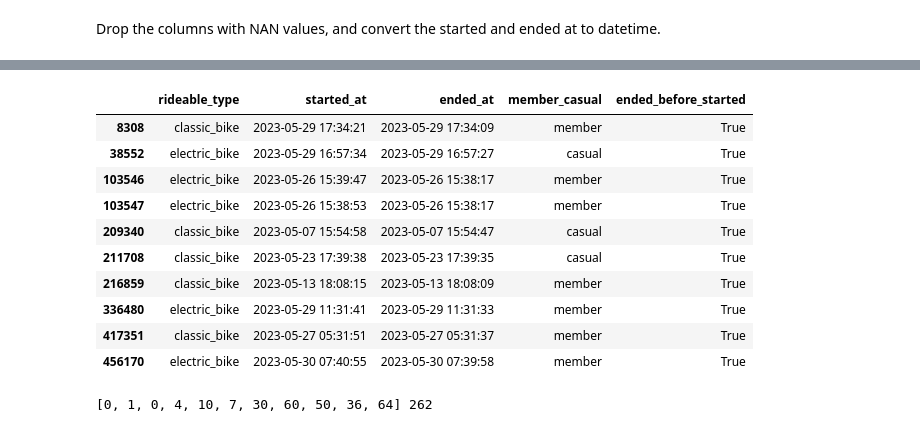
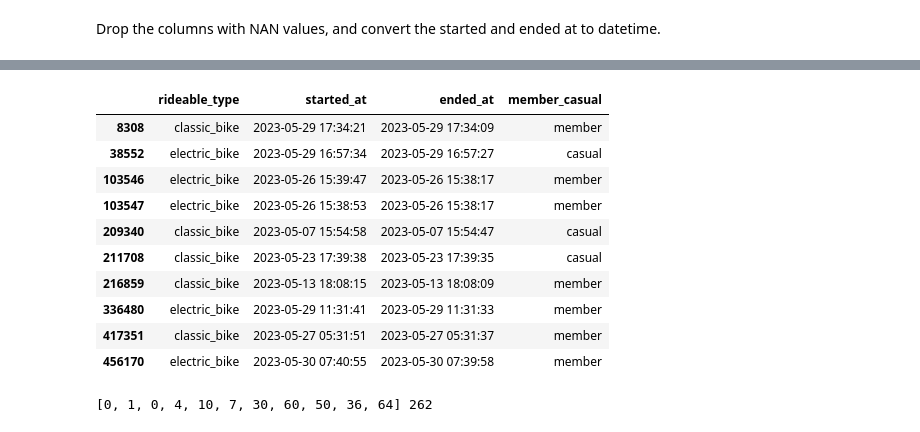
Before and after one commit to SummerKassem/BikeShareCS, a Jupyter notebook: Code/cleaning.ipynb, the cells around one changed output, grey strips where cells are left out. Saved outputs shown, nothing was run; the diff lists cells and outputs as text; code cells hidden in the pictures.

```diff
--- a/Code/cleaning.ipynb
+++ b/Code/cleaning.ipynb
@@ -261,17 +297,17 @@ memory usage: 6.0+ MB
-# %%
-df = cleaned_data1['May']
-df.loc[df['ended_before_started'] == True]
-# %% [output]
-|  | rideable_type | started_at | ended_at | member_casual | ended_before_started |
-| 8308 | classic_bike | 2023-05-29 17:34:21 | 2023-05-29 17:34:09 | member | True |
-| 38552 | electric_bike | 2023-05-29 16:57:34 | 2023-05-29 16:57:27 | casual | True |
-| 103546 | electric_bike | 2023-05-26 15:39:47 | 2023-05-26 15:38:17 | member | True |
-| 103547 | electric_bike | 2023-05-26 15:38:53 | 2023-05-26 15:38:17 | member | True |
-| 209340 | classic_bike | 2023-05-07 15:54:58 | 2023-05-07 15:54:47 | casual | True |
-| 211708 | classic_bike | 2023-05-23 17:39:38 | 2023-05-23 17:39:35 | casual | True |
-| 216859 | classic_bike | 2023-05-13 18:08:15 | 2023-05-13 18:08:09 | member | True |
-| 336480 | electric_bike | 2023-05-29 11:31:41 | 2023-05-29 11:31:33 | member | True |
-| 417351 | classic_bike | 2023-05-27 05:31:51 | 2023-05-27 05:31:37 | member | True |
-| 456170 | electric_bike | 2023-05-30 07:40:55 | 2023-05-30 07:39:58 | member | True |
+# %%
+month = 'May'
+cleaned_data1[month][ended_before_started[month]]
+# %% [output]
+|  | rideable_type | started_at | ended_at | member_casual |
+| 8308 | classic_bike | 2023-05-29 17:34:21 | 2023-05-29 17:34:09 | member |
+| 38552 | electric_bike | 2023-05-29 16:57:34 | 2023-05-29 16:57:27 | casual |
+| 103546 | electric_bike | 2023-05-26 15:39:47 | 2023-05-26 15:38:17 | member |
+| 103547 | electric_bike | 2023-05-26 15:38:53 | 2023-05-26 15:38:17 | member |
+| 209340 | classic_bike | 2023-05-07 15:54:58 | 2023-05-07 15:54:47 | casual |
+| 211708 | classic_bike | 2023-05-23 17:39:38 | 2023-05-23 17:39:35 | casual |
+| 216859 | classic_bike | 2023-05-13 18:08:15 | 2023-05-13 18:08:09 | member |
+| 336480 | electric_bike | 2023-05-29 11:31:41 | 2023-05-29 11:31:33 | member |
+| 417351 | classic_bike | 2023-05-27 05:31:51 | 2023-05-27 05:31:37 | member |
+| 456170 | electric_bike | 2023-05-30 07:40:55 | 2023-05-30 07:39:58 | member |
 # %%
 # calculates total number of entries where ended_before_started == True
```
Also changed, not shown: parts of 14 cells of this notebook, 13 other files.
